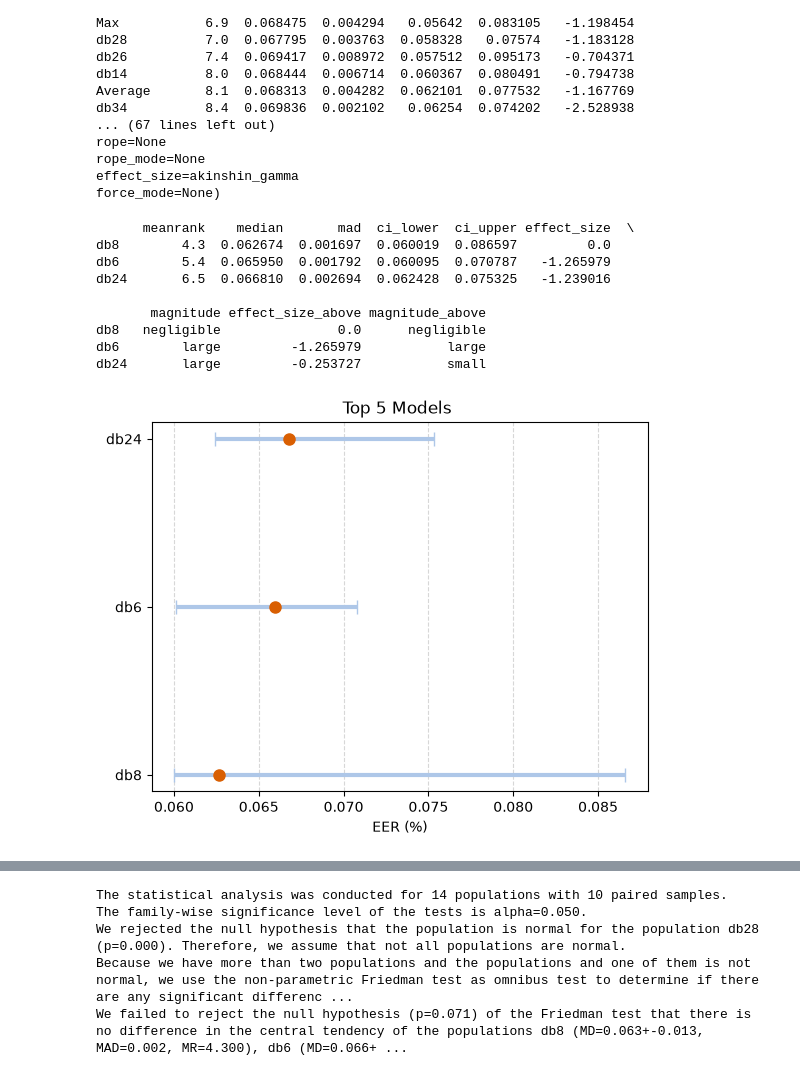
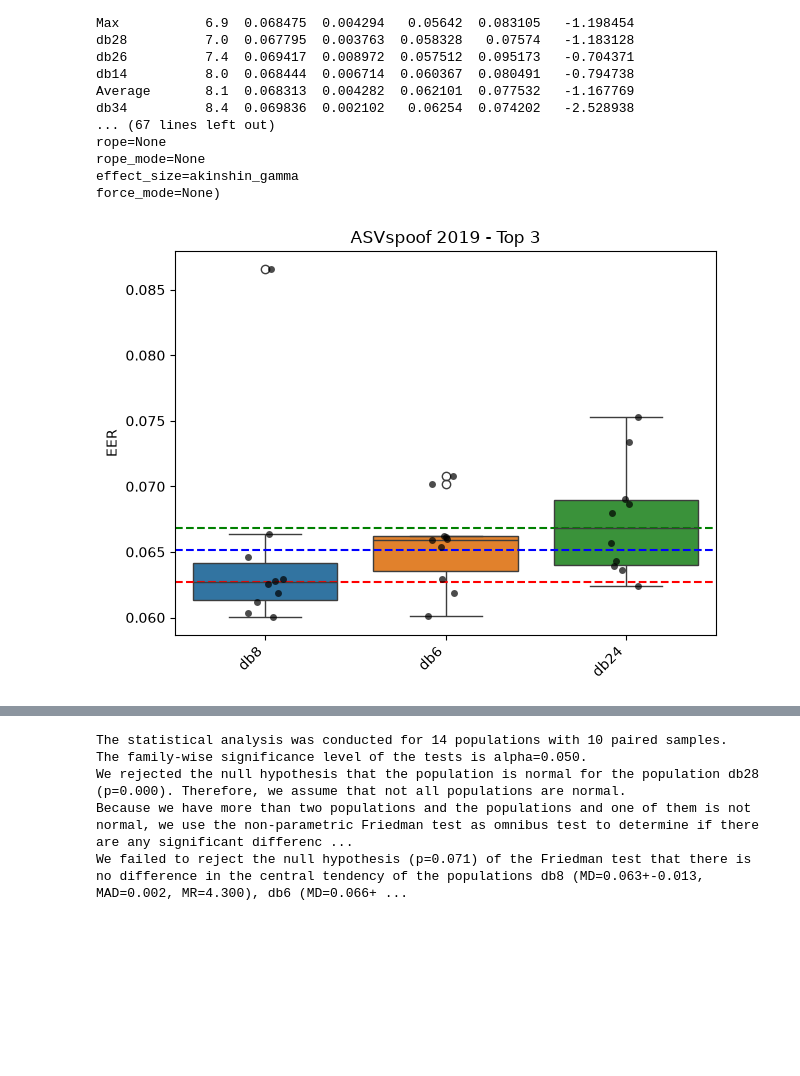
Before and after one commit to JoaoAssalim/wavelet-pooling-audio-deepfake, a Jupyter notebook: notebooks/statistical_analysis.ipynb, the cells around one changed output, grey strips where cells are left out. Cells and saved outputs as stored; diff of their text form; code cells hidden in the pictures; blank space fills up the shorter version.

Commit message:
plot data results

```diff
--- a/notebooks/statistical_analysis.ipynb
+++ b/notebooks/statistical_analysis.ipynb
@@ -122,40 +122,29 @@ effect_size=akinshin_gamma
 force_mode=None)
 # %%
 autorank_2019_ranking = result_2019[0]
-top_3_results = autorank_2019_ranking[:3]
-print(top_3_results)
+top_3_results_ranking = autorank_2019_ranking[:3]
 
+top_3_results = autorank_input_2019[top_3_results_ranking.index]
 
-top_3_results['xerr_low'] = top_3_results['median'] - top_3_results['ci_lower']
-top_3_results['xerr_high'] = top_3_results['ci_upper'] - top_3_results['median']
+sns.boxplot(data=top_3_results)
+sns.stripplot(data=top_3_results, color='black', alpha=0.7)
+plt.title("ASVspoof 2019 - Top 3")
 
-plt.errorbar(
-    x=top_3_results['median'],
-    y=top_3_results.index,
-    xerr=[top_3_results['xerr_low'], top_3_results['xerr_high']],
-    fmt='o',
-    color='#d95f02',
-    ecolor='#aec7e8',
-    elinewidth=3,
-    capsize=5,
-    markersize=8
-)
+val_min = top_3_results_ranking["median"].min().min()
+val_max = top_3_results_ranking["median"].max().max()
+val_mean = top_3_results_ranking["median"].mean().mean()
 
-plt.title('Top 5 Models ')
-plt.xlabel('EER (%)')
-plt.grid(axis='x', linestyle='--', alpha=0.5)
+plt.axhline(val_min, color='r', linestyle='--', label='Mínimo Global')
+plt.axhline(val_mean, color='b', linestyle='--', label='Média Global')
+plt.axhline(val_max, color='g', linestyle='--', label='Máximo Global')
 
+plt.xticks(rotation=45, ha='right')
+
+plt.xlabel("")
+plt.ylabel("EER")
+plt.tight_layout()
 plt.show()
 # %% [output]
-      meanrank    median       mad  ci_lower  ci_upper effect_size  \
-db8        4.3  0.062674  0.001697  0.060019  0.086597         0.0
-db6        5.4  0.065950  0.001792  0.060095  0.070787   -1.265979
-db24       6.5  0.066810  0.002694  0.062428  0.075325   -1.239016
-
-       magnitude effect_size_above magnitude_above
-db8   negligible               0.0      negligible
-db6        large         -1.265979           large
-db24       large         -0.253727           small
-[figure, old version]
+[figure, new version]
 # %%
 autorank_2019_ranking = result_2019[0]
```
Also changed, not shown: parts of 6 cells of this notebook.
